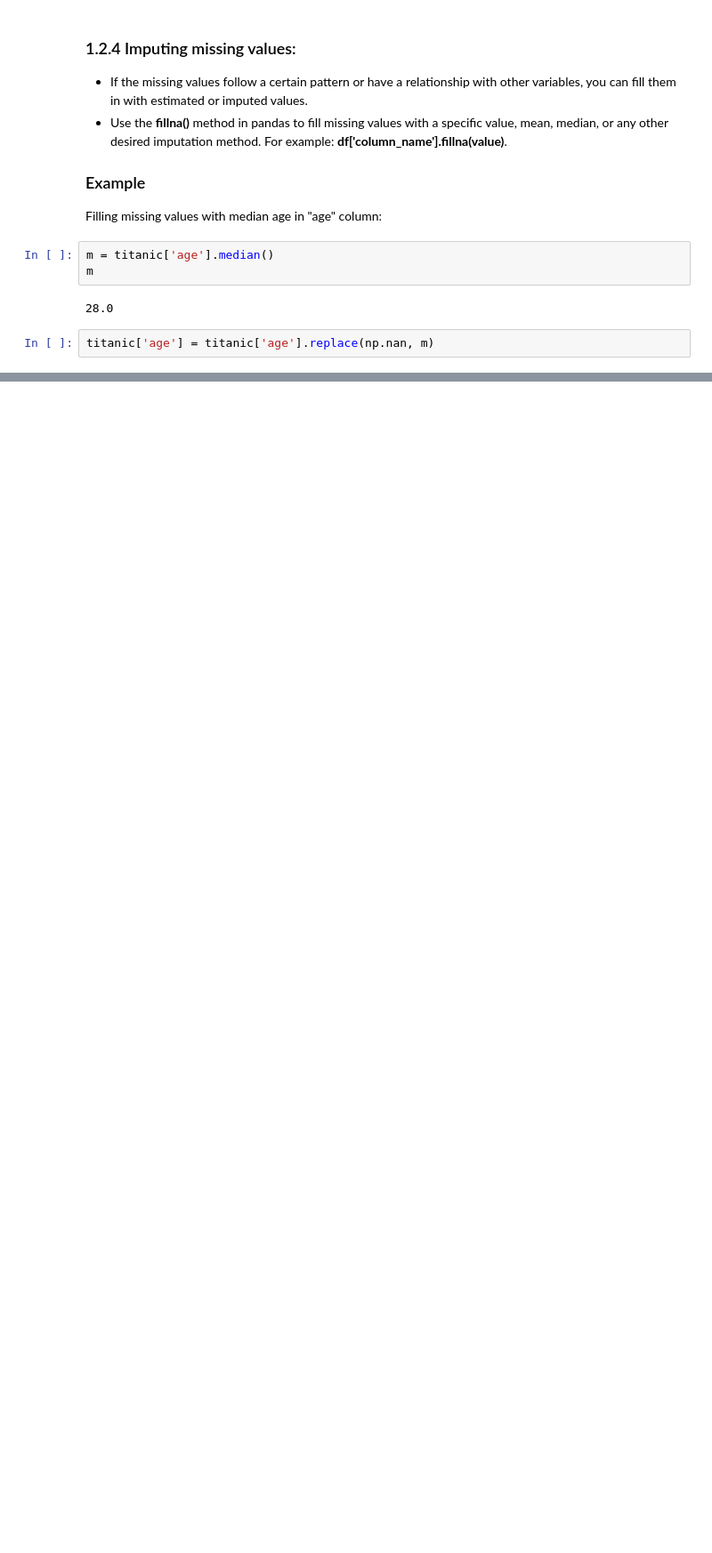
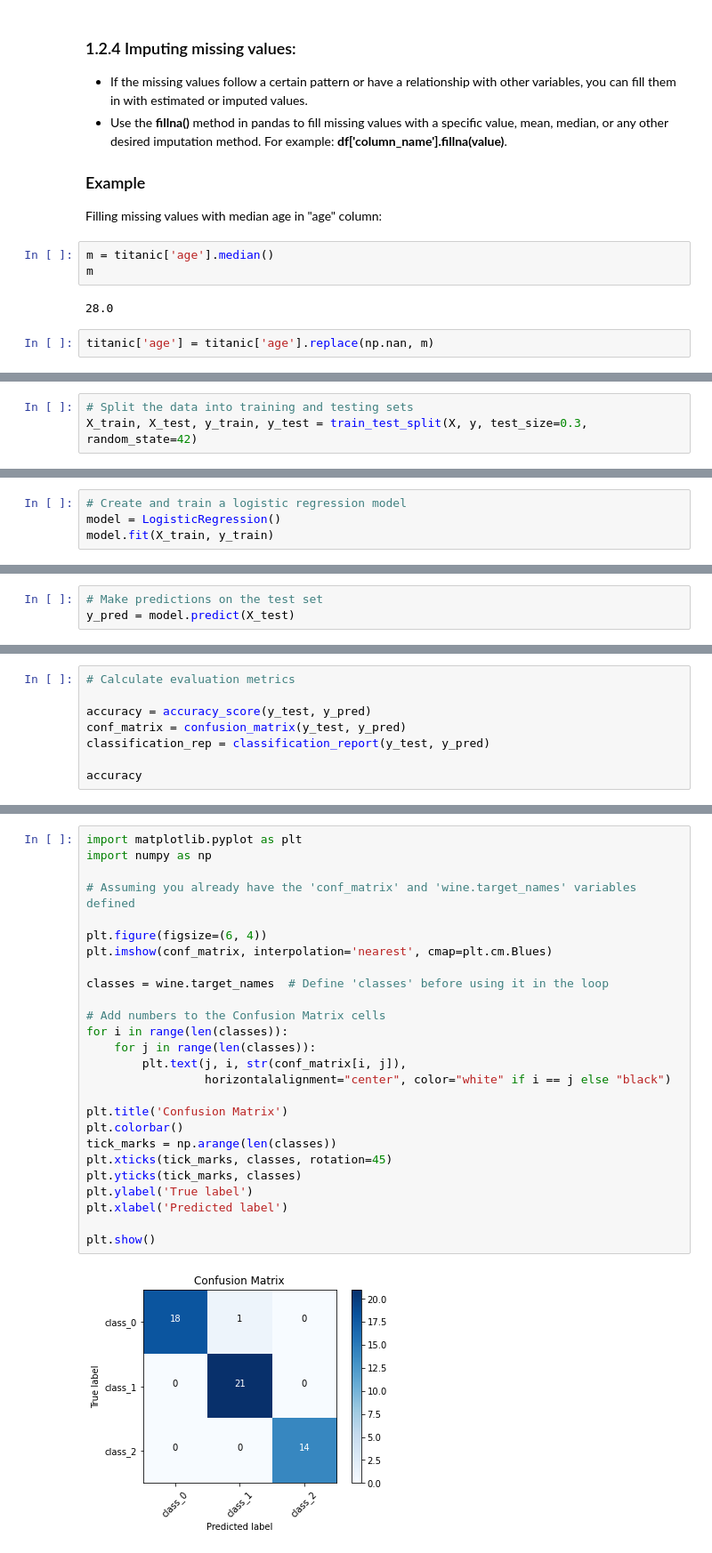
Before and after one commit to MLcmore2023/MLcmore2023, a Jupyter notebook: day1_pm_afternoon/D1-A.ipynb, the cells around one changed output, grey strips where cells are left out. Shown at 89% size. Cells and saved outputs as stored; diff of their text form; blank space fills up the shorter version.

```diff
--- a/day1_pm_afternoon/D1-A.ipynb
+++ b/day1_pm_afternoon/D1-A.ipynb
@@ -244,0 +998,3 @@ dtype: int64
+# %%
+# Split the data into training and testing sets
+X_train, X_test, y_train, y_test = train_test_split(X, y, test_size=0.3, random_state=42)
@@ -244,0 +1005,4 @@ dtype: int64
+# %%
+# Create and train a logistic regression model
+model = LogisticRegression()
+model.fit(X_train, y_train)
@@ -244,0 +1015,3 @@ dtype: int64
+# %%
+# Make predictions on the test set
+y_pred = model.predict(X_test)
@@ -244,0 +1022,8 @@ dtype: int64
+# %%
+# Calculate evaluation metrics
+
+accuracy = accuracy_score(y_test, y_pred)
+conf_matrix = confusion_matrix(y_test, y_pred)
+classification_rep = classification_report(y_test, y_pred)
+
+accuracy
@@ -244,0 +1050,28 @@ dtype: int64
+# %%
+import matplotlib.pyplot as plt
+import numpy as np
+
+# Assuming you already have the 'conf_matrix' and 'wine.target_names' variables defined
+
+plt.figure(figsize=(6, 4))
+plt.imshow(conf_matrix, interpolation='nearest', cmap=plt.cm.Blues)
+
+classes = wine.target_names  # Define 'classes' before using it in the loop
+
+# Add numbers to the Confusion Matrix cells
+for i in range(len(classes)):
+    for j in range(len(classes)):
+        plt.text(j, i, str(conf_matrix[i, j]),
+                 horizontalalignment="center", color="white" if i == j else "black")
+
+plt.title('Confusion Matrix')
+plt.colorbar()
+tick_marks = np.arange(len(classes))
+plt.xticks(tick_marks, classes, rotation=45)
+plt.yticks(tick_marks, classes)
+plt.ylabel('True label')
+plt.xlabel('Predicted label')
+
+plt.show()
+# %% [output]
+[figure, added]
```
Also changed, not shown: parts of 121 cells of this notebook, 1 other file.
